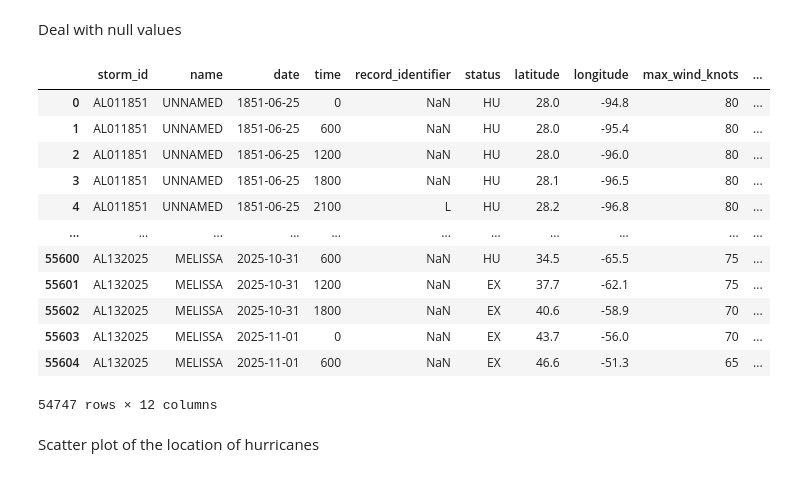
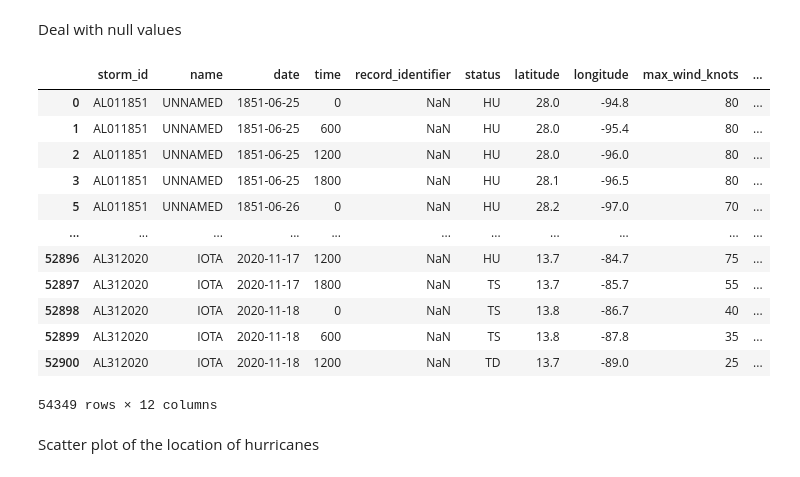
Before and after one commit to Erica4397/for_coding_camp1, a Jupyter notebook: ForCodingCampNotebook.ipynb, the cells around one changed output. Cells and saved outputs as stored; diff of their text form; code cells hidden in the pictures.

```diff
--- a/ForCodingCampNotebook.ipynb
+++ b/ForCodingCampNotebook.ipynb
@@ -92,22 +93,26 @@ dtypes: float64(3), int64(4), object(5)
 memory usage: 5.1+ MB
 # %% [markdown]
 Deal with null values
-# %%
-df_nodup[df_nodup.isna().any(axis=1)]
-# %% [output]
-|  | storm_id | name | date | time | record_identifier | status | latitude | longitude | max_wind_knots | ... |
-| 0 | AL011851 | UNNAMED | 1851-06-25 | 0 | NaN | HU | 28.0 | -94.8 | 80 | ... |
-| 1 | AL011851 | UNNAMED | 1851-06-25 | 600 | NaN | HU | 28.0 | -95.4 | 80 | ... |
-| 2 | AL011851 | UNNAMED | 1851-06-25 | 1200 | NaN | HU | 28.0 | -96.0 | 80 | ... |
-| 3 | AL011851 | UNNAMED | 1851-06-25 | 1800 | NaN | HU | 28.1 | -96.5 | 80 | ... |
-| 4 | AL011851 | UNNAMED | 1851-06-25 | 2100 | L | HU | 28.2 | -96.8 | 80 | ... |
-| ... | ... | ... | ... | ... | ... | ... | ... | ... | ... | ... |
-| 55600 | AL132025 | MELISSA | 2025-10-31 | 600 | NaN | HU | 34.5 | -65.5 | 75 | ... |
-| 55601 | AL132025 | MELISSA | 2025-10-31 | 1200 | NaN | EX | 37.7 | -62.1 | 75 | ... |
-| 55602 | AL132025 | MELISSA | 2025-10-31 | 1800 | NaN | EX | 40.6 | -58.9 | 70 | ... |
-| 55603 | AL132025 | MELISSA | 2025-11-01 | 0 | NaN | EX | 43.7 | -56.0 | 70 | ... |
-| 55604 | AL132025 | MELISSA | 2025-11-01 | 600 | NaN | EX | 46.6 | -51.3 | 65 | ... |
-54747 rows × 12 columns
+# %%
+#Use the Atkinson-Holliday relationship to find the missing pressure(mb) using the max_wind_knots
+missing = 1010 - (df_nodup['max_wind_knots'] / 6.7) ** (1 / 0.644)
+df_nodup['min_pressure_mb'] = df_nodup['min_pressure_mb'].fillna(missing)
+
+df_nodup[df_nodup.isna().any(axis=1)]
+# %% [output]
+|  | storm_id | name | date | time | record_identifier | status | latitude | longitude | max_wind_knots | ... |
+| 0 | AL011851 | UNNAMED | 1851-06-25 | 0 | NaN | HU | 28.0 | -94.8 | 80 | ... |
+| 1 | AL011851 | UNNAMED | 1851-06-25 | 600 | NaN | HU | 28.0 | -95.4 | 80 | ... |
+| 2 | AL011851 | UNNAMED | 1851-06-25 | 1200 | NaN | HU | 28.0 | -96.0 | 80 | ... |
+| 3 | AL011851 | UNNAMED | 1851-06-25 | 1800 | NaN | HU | 28.1 | -96.5 | 80 | ... |
+| 5 | AL011851 | UNNAMED | 1851-06-26 | 0 | NaN | HU | 28.2 | -97.0 | 70 | ... |
+| ... | ... | ... | ... | ... | ... | ... | ... | ... | ... | ... |
+| 52896 | AL312020 | IOTA | 2020-11-17 | 1200 | NaN | HU | 13.7 | -84.7 | 75 | ... |
+| 52897 | AL312020 | IOTA | 2020-11-17 | 1800 | NaN | TS | 13.7 | -85.7 | 55 | ... |
+| 52898 | AL312020 | IOTA | 2020-11-18 | 0 | NaN | TS | 13.8 | -86.7 | 40 | ... |
+| 52899 | AL312020 | IOTA | 2020-11-18 | 600 | NaN | TS | 13.8 | -87.8 | 35 | ... |
+| 52900 | AL312020 | IOTA | 2020-11-18 | 1200 | NaN | TD | 13.7 | -89.0 | 25 | ... |
+54349 rows × 12 columns
 # %% [markdown]
 Scatter plot of the location of hurricanes
 # %%
```
Also changed, not shown: parts of 19 cells of this notebook.
